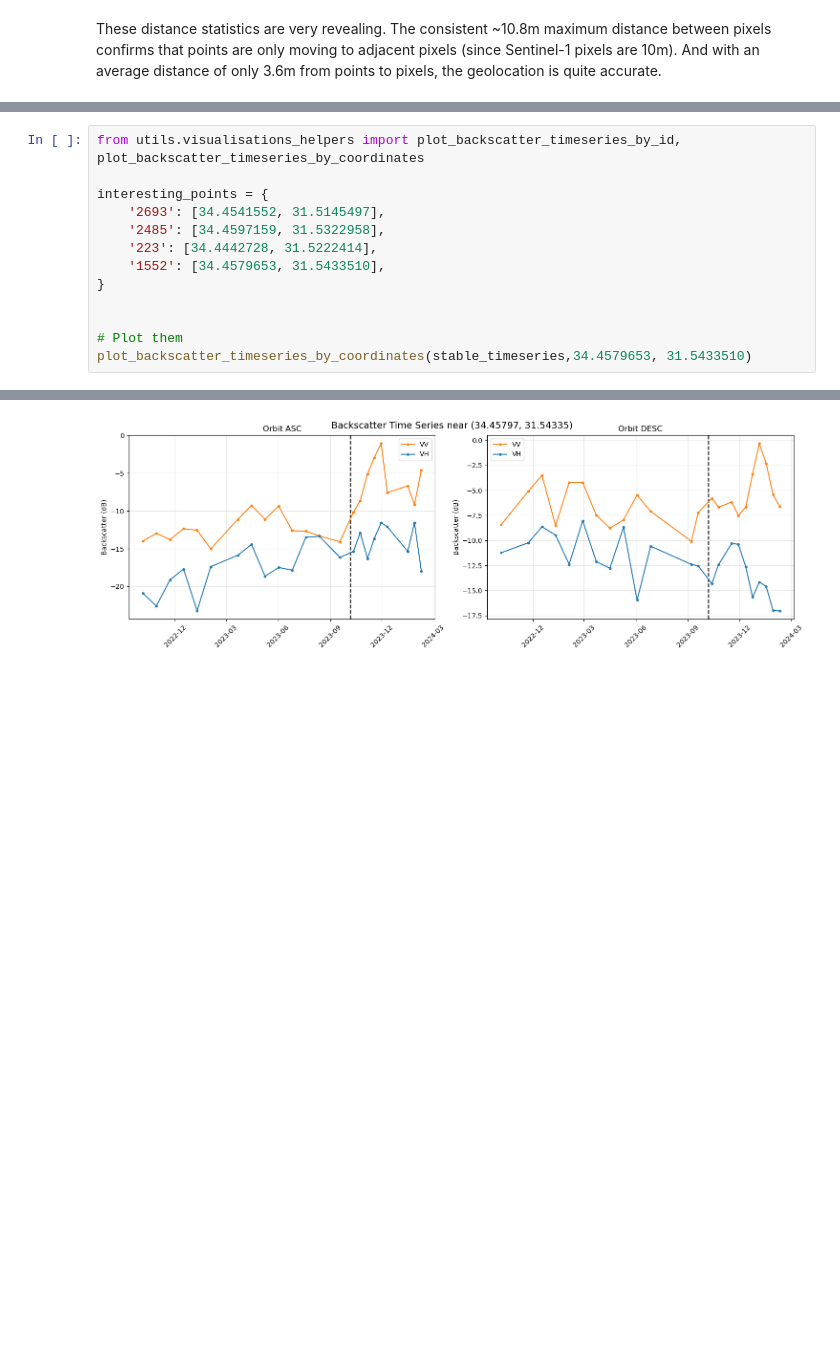
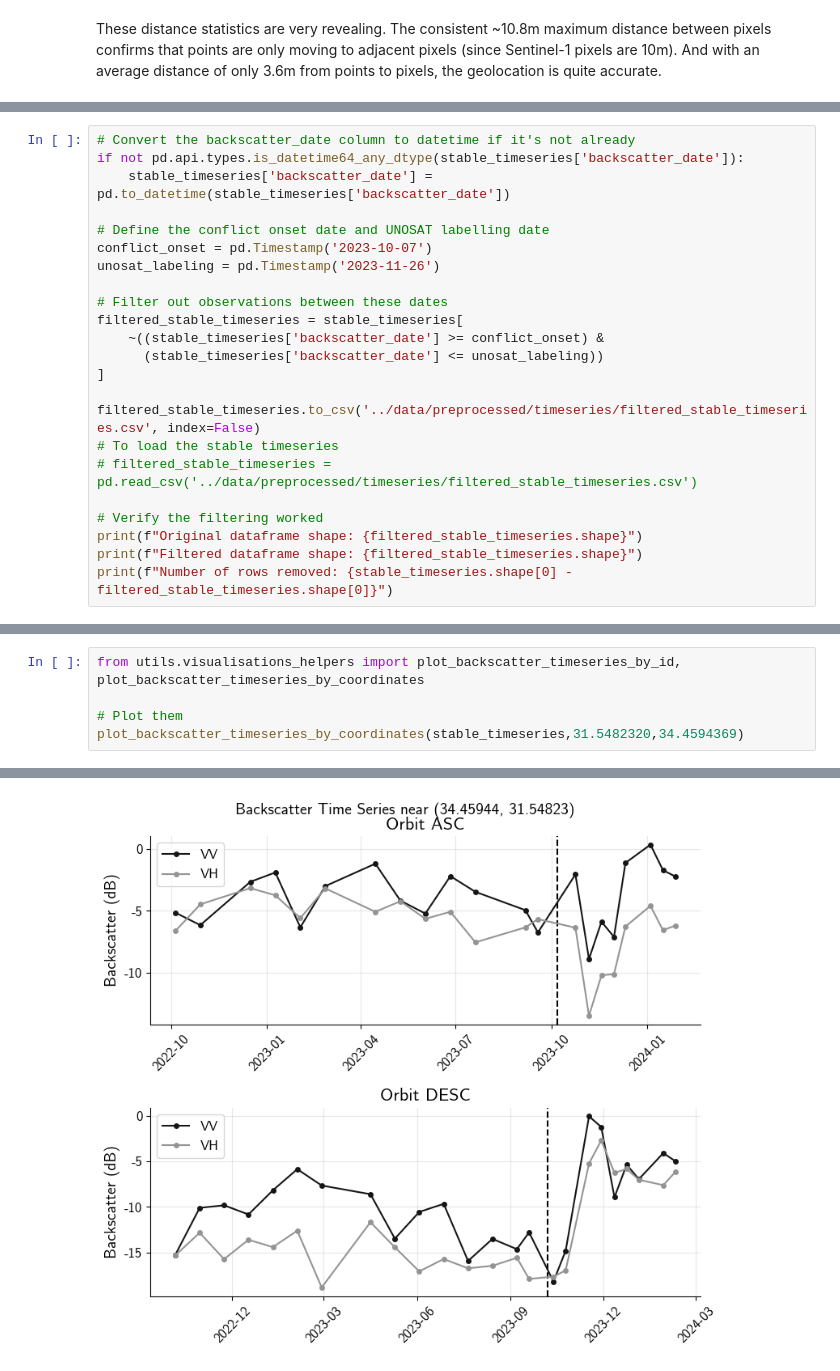
Before and after one commit to MatteoLarrode/ML-BuildingDamageViaSatellite, a Jupyter notebook: notebooks/03_feature_extraction.ipynb, the cells around one changed output, grey strips where cells are left out. Drawn from its saved outputs; the diff is of its cells as text; blank space fills up the shorter version.

Commit message:
progress on backscatter change examples

```diff
--- a/notebooks/03_feature_extraction.ipynb
+++ b/notebooks/03_feature_extraction.ipynb
@@ -643,0 +648,23 @@ stable_timeseries = feh.create_stable_point_timeseries(timeseries)
+# %%
+# Convert the backscatter_date column to datetime if it's not already
+if not pd.api.types.is_datetime64_any_dtype(stable_timeseries['backscatter_date']):
+    stable_timeseries['backscatter_date'] = pd.to_datetime(stable_timeseries['backscatter_date'])
+
+# Define the conflict onset date and UNOSAT labelling date
+conflict_onset = pd.Timestamp('2023-10-07')
+unosat_labeling = pd.Timestamp('2023-11-26')
+
+# Filter out observations between these dates
+filtered_stable_timeseries = stable_timeseries[
+    ~((stable_timeseries['backscatter_date'] >= conflict_onset) &
+      (stable_timeseries['backscatter_date'] <= unosat_labeling))
+]
+
+filtered_stable_timeseries.to_csv('../data/preprocessed/timeseries/filtered_stable_timeseries.csv', index=False)
+# To load the stable timeseries
+# filtered_stable_timeseries = pd.read_csv('../data/preprocessed/timeseries/filtered_stable_timeseries.csv')
+
+# Verify the filtering worked
+print(f"Original dataframe shape: {filtered_stable_timeseries.shape}")
+print(f"Filtered dataframe shape: {filtered_stable_timeseries.shape}")
+print(f"Number of rows removed: {stable_timeseries.shape[0] - filtered_stable_timeseries.shape[0]}")
@@ -644,15 +675,7 @@ stable_timeseries = feh.create_stable_point_timeseries(timeseries)
 # %%
 from utils.visualisations_helpers import plot_backscatter_timeseries_by_id, plot_backscatter_timeseries_by_coordinates
 
-interesting_points = {
-    '2693': [34.4541552, 31.5145497],
-    '2485': [34.4597159, 31.5322958],
-    '223': [34.4442728, 31.5222414],
-    '1552': [34.4579653, 31.5433510],
-}
-
-
 # Plot them
-plot_backscatter_timeseries_by_coordinates(stable_timeseries,34.4579653, 31.5433510)
+plot_backscatter_timeseries_by_coordinates(stable_timeseries,31.5482320,34.4594369)
 # %% [output]
 Selected 1 points:
@@ -660 +683 @@ Point 1552.0: Damaged, 4.2m away
-[figure, old version]
+[figure, new version]
```
Also changed, not shown: parts of 8 cells of this notebook, 16 other files.
